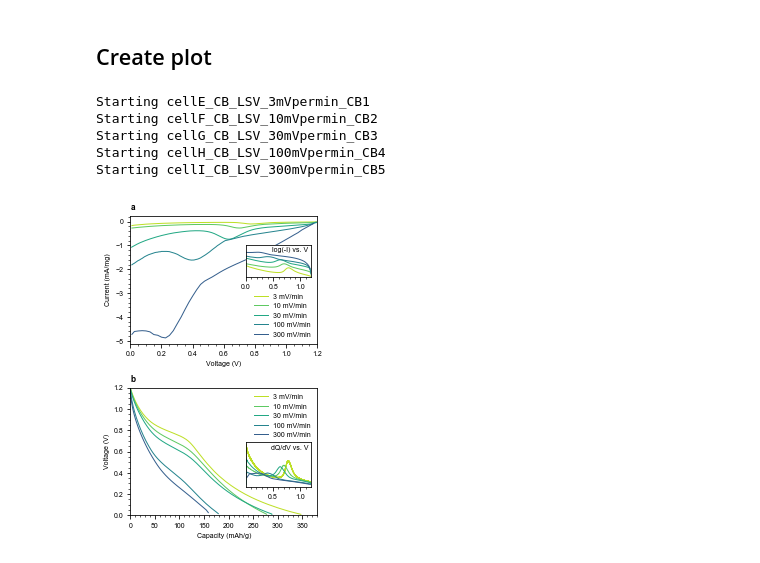
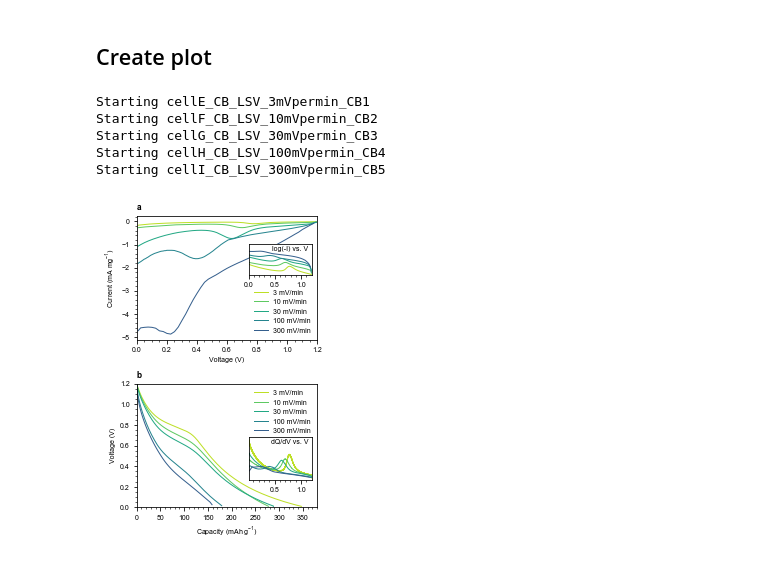
Before and after one commit to petermattia/first-cycle-SEI-on-carbon-black, a Jupyter notebook: LSV/LSV.ipynb, the cells around one changed output. Drawn from its saved outputs; the diff is of its cells as text; code cells hidden in the pictures.

```diff
--- a/LSV/LSV.ipynb
+++ b/LSV/LSV.ipynb
@@ -85,8 +86,8 @@ ax[1].set_title('b', loc='left', weight='bold')
 
 # Plot settings
 ax[0].set_xlabel('Voltage (V)')
-ax[1].set_xlabel('Capacity (mAh/g)')
-ax[0].set_ylabel('Current (mA/mg)')
+ax[1].set_xlabel('Capacity (mAh g$^{-1}$)')
+ax[0].set_ylabel('Current (mA mg$^{-1}$)')
 ax[1].set_ylabel('Voltage (V)')
 ax[0].xaxis.set_minor_locator(AutoMinorLocator())
 ax[0].yaxis.set_minor_locator(AutoMinorLocator())
@@ -151,31 +152,31 @@ for k, file in enumerate(file_list):
     # Get dQ/dV
     dQdV = np.gradient(Q, voltage[:-1])
 
     # Plot
     ax[0].plot(voltage, current, color=colors[k],
             label=str(speed) + ' mV/min')
     ax[1].plot(Q, voltage[:-1], color=colors[k],
             label=str(speed) + ' mV/min')
 
     ax_inset0.semilogy(voltage, -current, color=colors[k])
     ax_inset1.plot(voltage[:-1], -dQdV, color=colors[k])
 
 ax[0].legend(frameon=False)
 ax[1].legend(frameon=False, loc='upper right')
 ax_inset0.get_yaxis().set_ticks([])
 
 ax_inset0.annotate('log(-I) vs. V', (0.95, 0.95), xycoords='axes fraction',
                    horizontalalignment='right', verticalalignment='top')
 
 ax_inset1.annotate('dQ/dV vs. V', (0.95, 0.95), xycoords='axes fraction',
                    horizontalalignment='right', verticalalignment='top')
 
 plt.tight_layout()
 plt.savefig(figpath / 'LSV.eps', bbox_inches='tight', format='eps')
 # %% [output]
 Starting cellE_CB_LSV_3mVpermin_CB1
 Starting cellF_CB_LSV_10mVpermin_CB2
 Starting cellG_CB_LSV_30mVpermin_CB3
 Starting cellH_CB_LSV_100mVpermin_CB4
 Starting cellI_CB_LSV_300mVpermin_CB5
-[figure, old version]
+[figure, new version]
```
Also changed, not shown: parts of 10 cells of this notebook, 11 other files.
